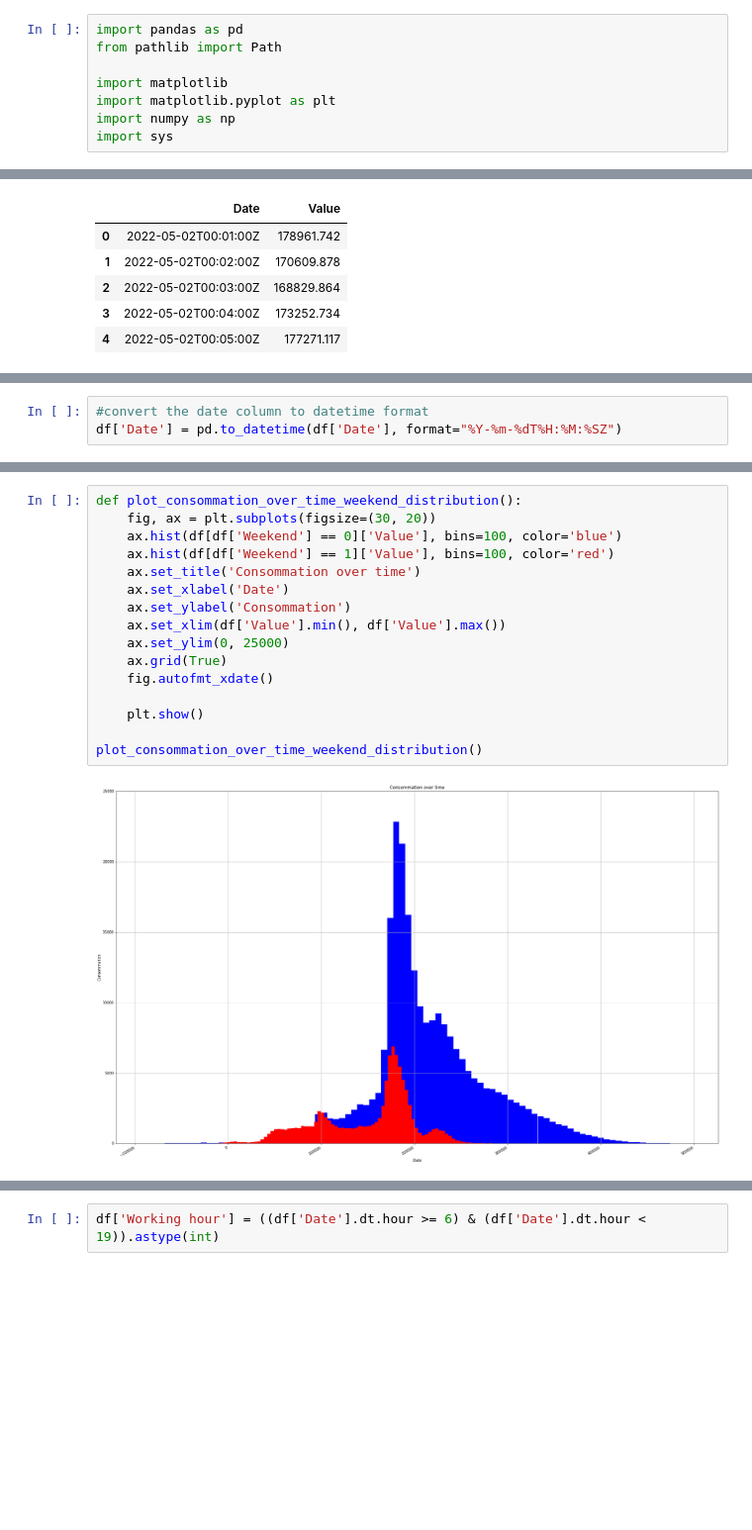
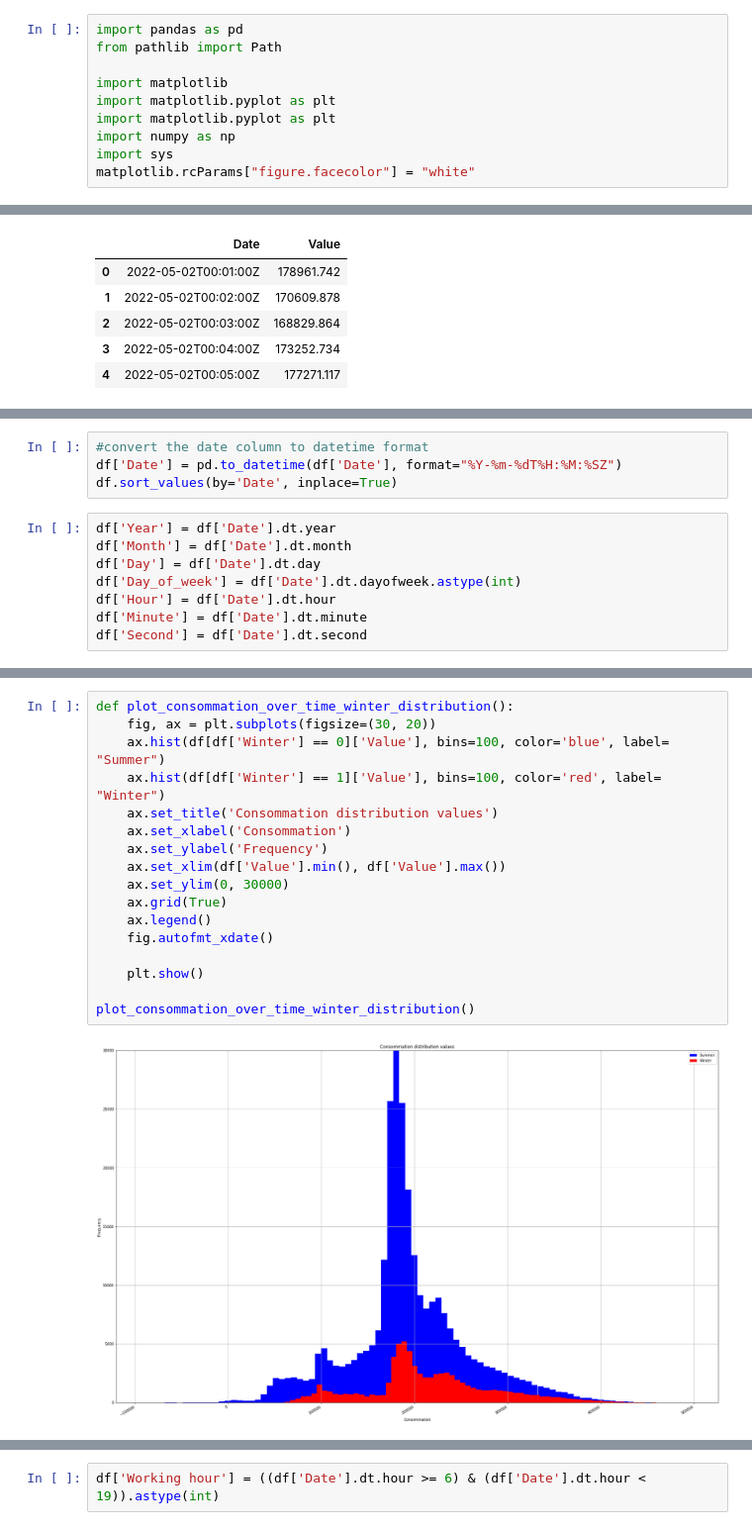
Before and after one commit to cojre/ml-project-2-stockdataholm, a Jupyter notebook: main.ipynb, the cells around one changed output, grey strips where cells are left out. Shown at 99% size. Cells and saved outputs as stored; diff of their text form; blank space fills up the shorter version.

```diff
--- a/main.ipynb
+++ b/main.ipynb
@@ -4,5 +6,7 @@ from pathlib import Path
 
 import matplotlib
 import matplotlib.pyplot as plt
+import matplotlib.pyplot as plt
 import numpy as np
 import sys
+matplotlib.rcParams["figure.facecolor"] = "white"
@@ -20,3 +30,12 @@ df.head()
 # %%
 #convert the date column to datetime format
 df['Date'] = pd.to_datetime(df['Date'], format="%Y-%m-%dT%H:%M:%SZ")
+df.sort_values(by='Date', inplace=True)
+# %%
+df['Year'] = df['Date'].dt.year
+df['Month'] = df['Date'].dt.month
+df['Day'] = df['Date'].dt.day
+df['Day_of_week'] = df['Date'].dt.dayofweek.astype(int)
+df['Hour'] = df['Date'].dt.hour
+df['Minute'] = df['Date'].dt.minute
+df['Second'] = df['Date'].dt.second
@@ -150,18 +280,19 @@ plot_consommation_over_time_winter_peak()
 # %%
-def plot_consommation_over_time_weekend_distribution():
+def plot_consommation_over_time_winter_distribution():
     fig, ax = plt.subplots(figsize=(30, 20))
-    ax.hist(df[df['Weekend'] == 0]['Value'], bins=100, color='blue')
-    ax.hist(df[df['Weekend'] == 1]['Value'], bins=100, color='red')
-    ax.set_title('Consommation over time')
-    ax.set_xlabel('Date')
-    ax.set_ylabel('Consommation')
+    ax.hist(df[df['Winter'] == 0]['Value'], bins=100, color='blue', label= "Summer")
+    ax.hist(df[df['Winter'] == 1]['Value'], bins=100, color='red', label= "Winter")
+    ax.set_title('Consommation distribution values')
+    ax.set_xlabel('Consommation')
+    ax.set_ylabel('Frequency')
     ax.set_xlim(df['Value'].min(), df['Value'].max())
-    ax.set_ylim(0, 25000)
+    ax.set_ylim(0, 30000)
     ax.grid(True)
+    ax.legend()
     fig.autofmt_xdate()
 
     plt.show()
 
-plot_consommation_over_time_weekend_distribution()
+plot_consommation_over_time_winter_distribution()
 # %% [output]
-[figure, old version]
+[figure, new version]
```
Also changed, not shown: parts of 30 cells of this notebook, 2 other files.
